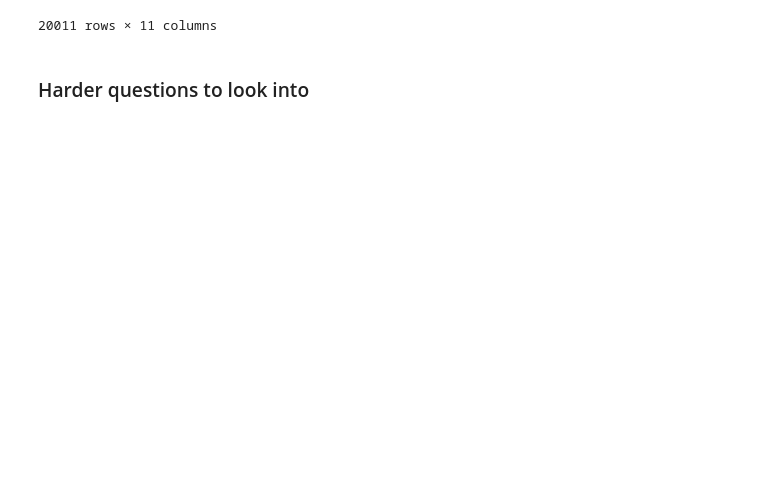
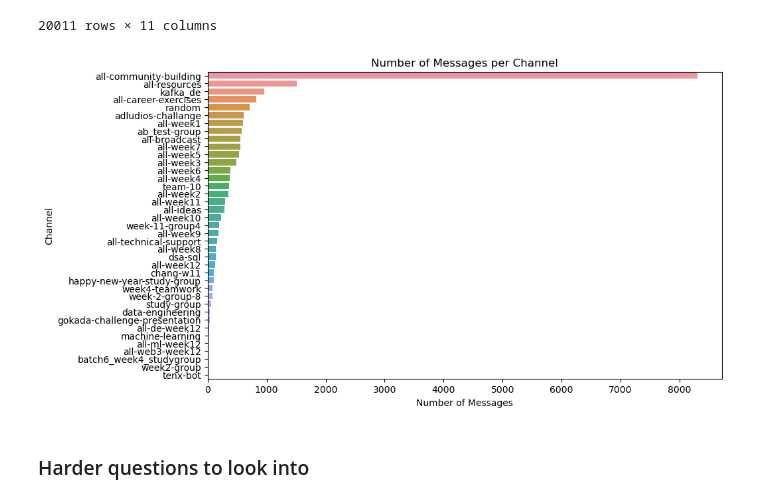
Before and after one commit to mintesnot96/10academy_week0_challenge, a Jupyter notebook: notebooks/parse_slack_data.ipynb, the cells around one changed output. Drawn from its saved outputs; the diff is of its cells as text; code cells hidden in the pictures; blank space fills up the shorter version.

```diff
--- a/notebooks/parse_slack_data.ipynb
+++ b/notebooks/parse_slack_data.ipynb
@@ -343,6 +343,18 @@ parseddf
 | 20009 | message | okay bro we will update you. | Catherine Campos | 1663094488.880729 | text | unknown | 0 | ... |
 | 20010 | message | i try to summarize task 3 | Alejandra Carpenter | 1663097601.004099 | text | unknown | 0 | ... |
 20011 rows × 11 columns
+# %%
+messages_per_channel = parsed['Channel Name'].value_counts()
+
+
+plt.figure(figsize=(10, 6))
+sns.barplot(x=messages_per_channel.values, y=messages_per_channel.index)
+plt.xlabel('Number of Messages')
+plt.ylabel('Channel')
+plt.title('Number of Messages per Channel')
+plt.show()
+# %% [output]
+[figure, added]
 # %%
 # which user has the highest number of reply counts?
 # %%
```
